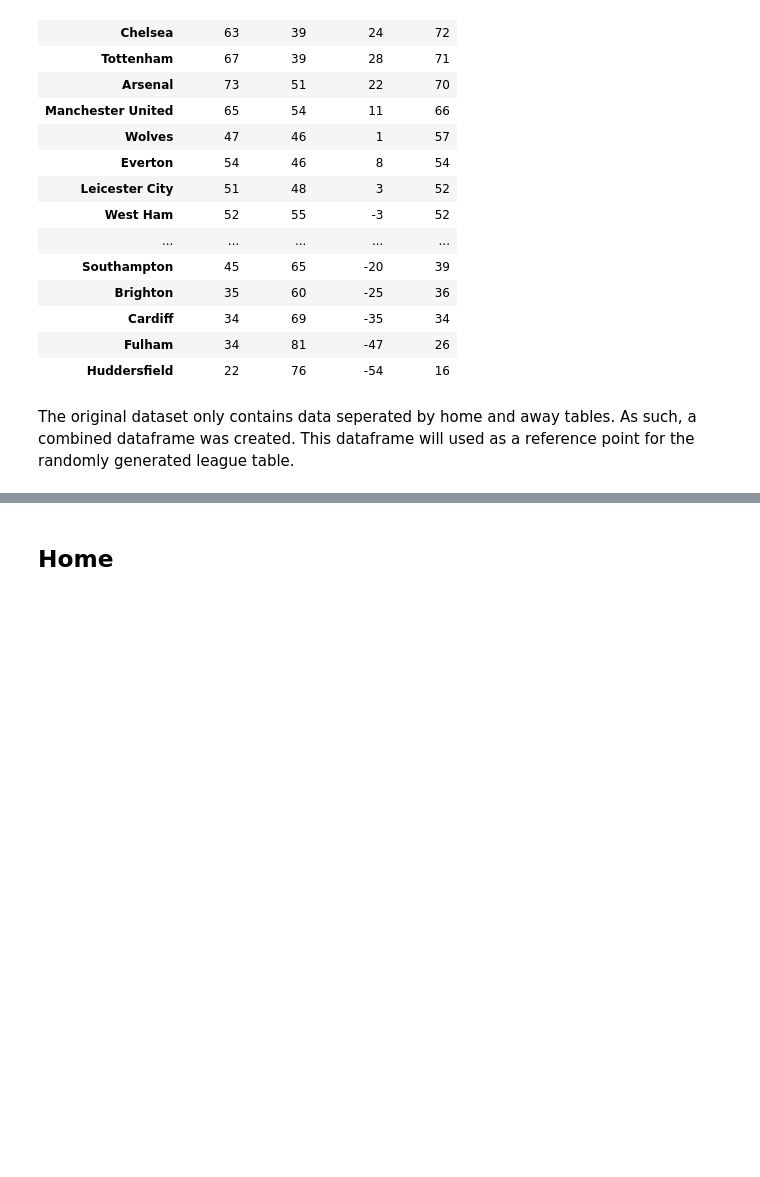
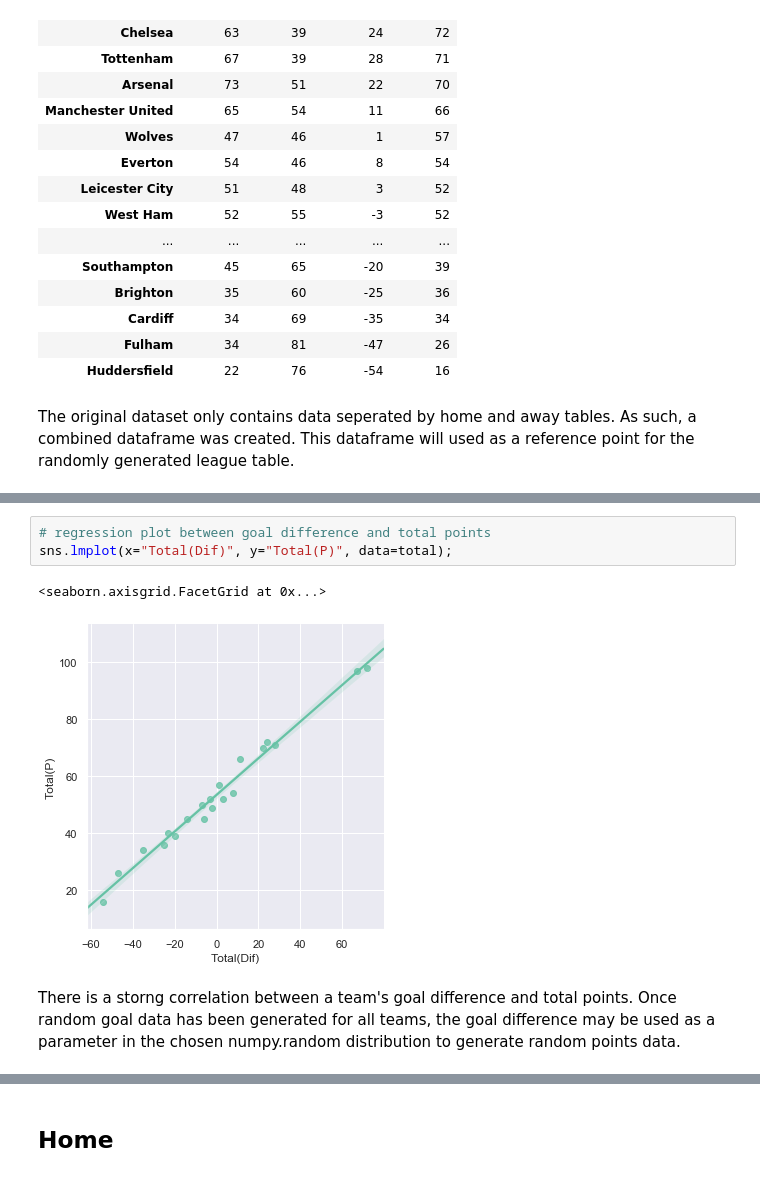
Before and after one commit to ANihill/fundamentalsProject, a Jupyter notebook: Project.ipynb, the cells around one changed output, grey strips where cells are left out. Drawn from its saved outputs; the diff is of its cells as text; blank space fills up the shorter version.

Commit message:
Generated initial random data

```diff
--- a/Project.ipynb
+++ b/Project.ipynb
@@ -121,3 +123,11 @@ plt.title("Goal Difference");
+# %%
+# regression plot between goal difference and total points
+sns.lmplot(x="Total(Dif)", y="Total(P)", data=total);
+# %% [output]
+<seaborn.axisgrid.FacetGrid at 0x...>
+[figure, added]
+# %% [markdown]
+There is a storng correlation between a team's goal difference and total points. Once random goal data has been generated for all teams, the goal difference may be used as a parameter in the chosen numpy.random distribution to generate random points data.
 # %%
 # bar plot of goals scored at home
 goals_for = sns.catplot(x="Team", y="Total(P)", kind="bar", data=total.reset_index())
```
Also changed, not shown: parts of 50 cells of this notebook, 1 other file.
